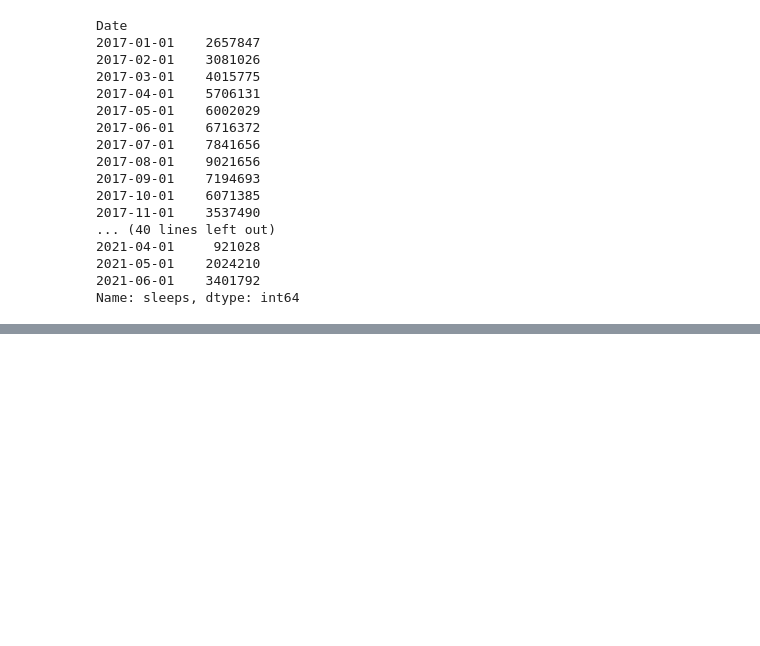
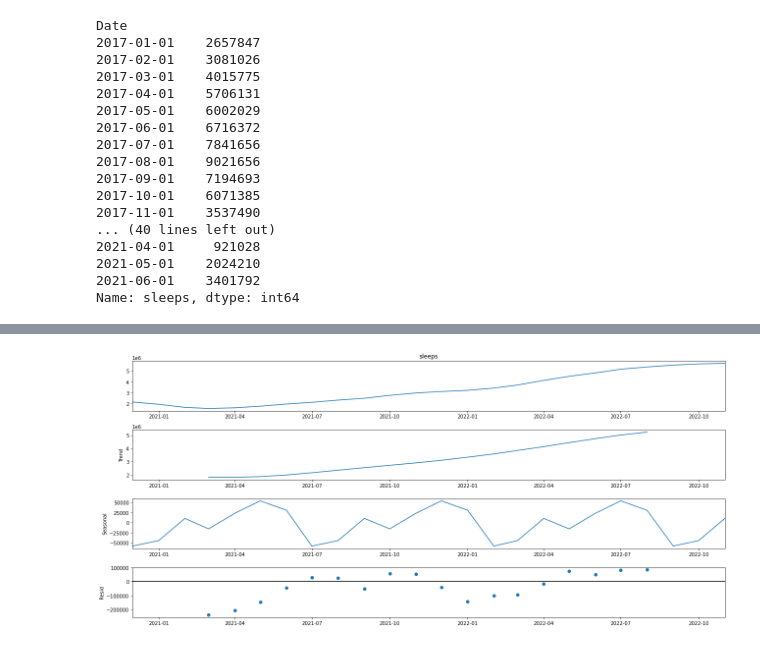
Before and after one commit to LuisaPolicarpo/Project5, a Jupyter notebook: Time_series_s_e_g.ipynb, the cells around one changed output, grey strips where cells are left out. Cells and saved outputs as stored; diff of their text form; code cells hidden in the pictures; blank space fills up the shorter version.

```diff
--- a/Time_series_s_e_g.ipynb
+++ b/Time_series_s_e_g.ipynb
@@ -1319,0 +1368,9 @@ evaluation_df_sa_1722.set_index(test_set.index)['forecast'].plot()
+# %%
+df_final_2020_2022 = df_final_2017_2022.iloc[36::]
+# %%
+rcParams['figure.figsize'] = 18, 8
+decomposition_sleeps_2220 = sm.tsa.seasonal_decompose(x = df_final_2020_2022['sleeps'].rolling(12).mean().dropna(), period = 7, model='additive')
+fig = decomposition_sleeps_2220.plot()
+plt.show()
+# %% [output]
+[figure, added]
```
Also changed, not shown: parts of 23 cells of this notebook.
